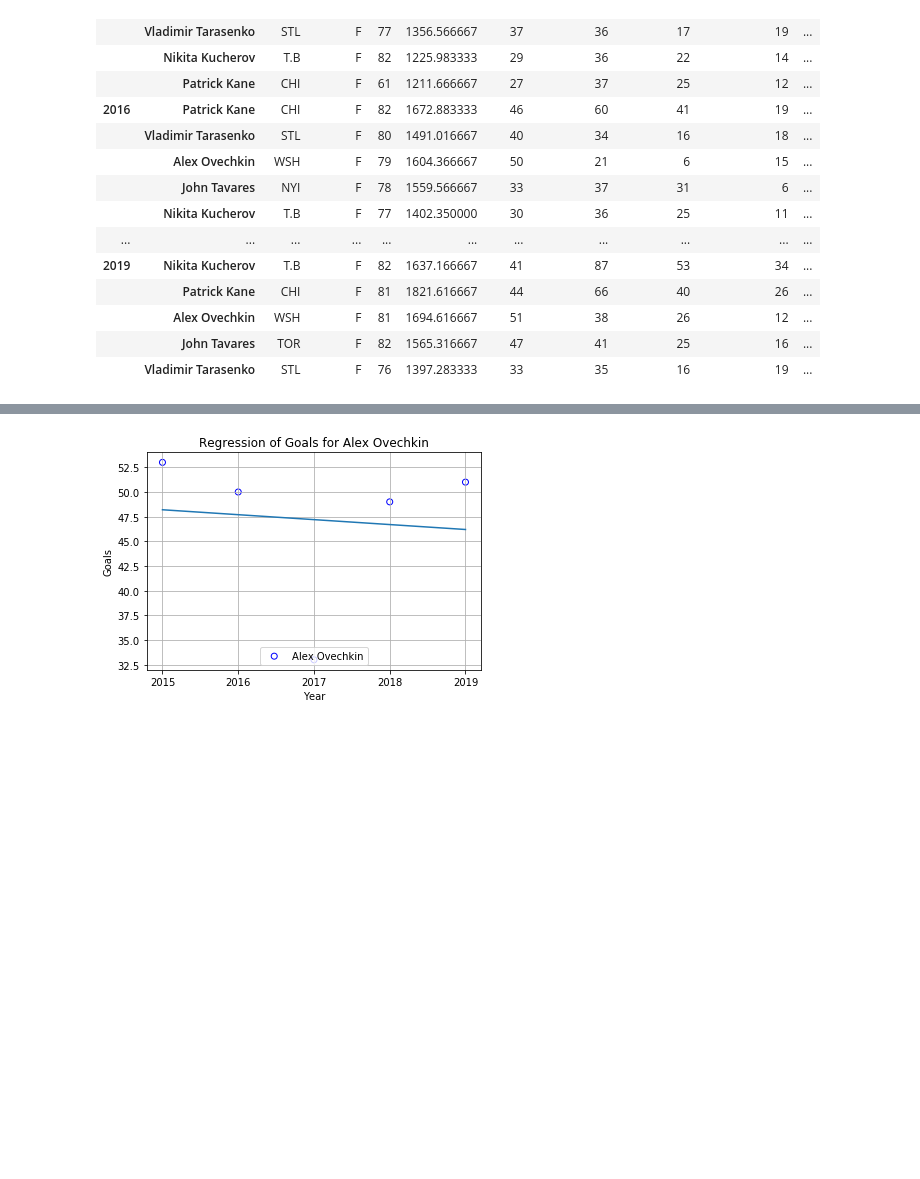
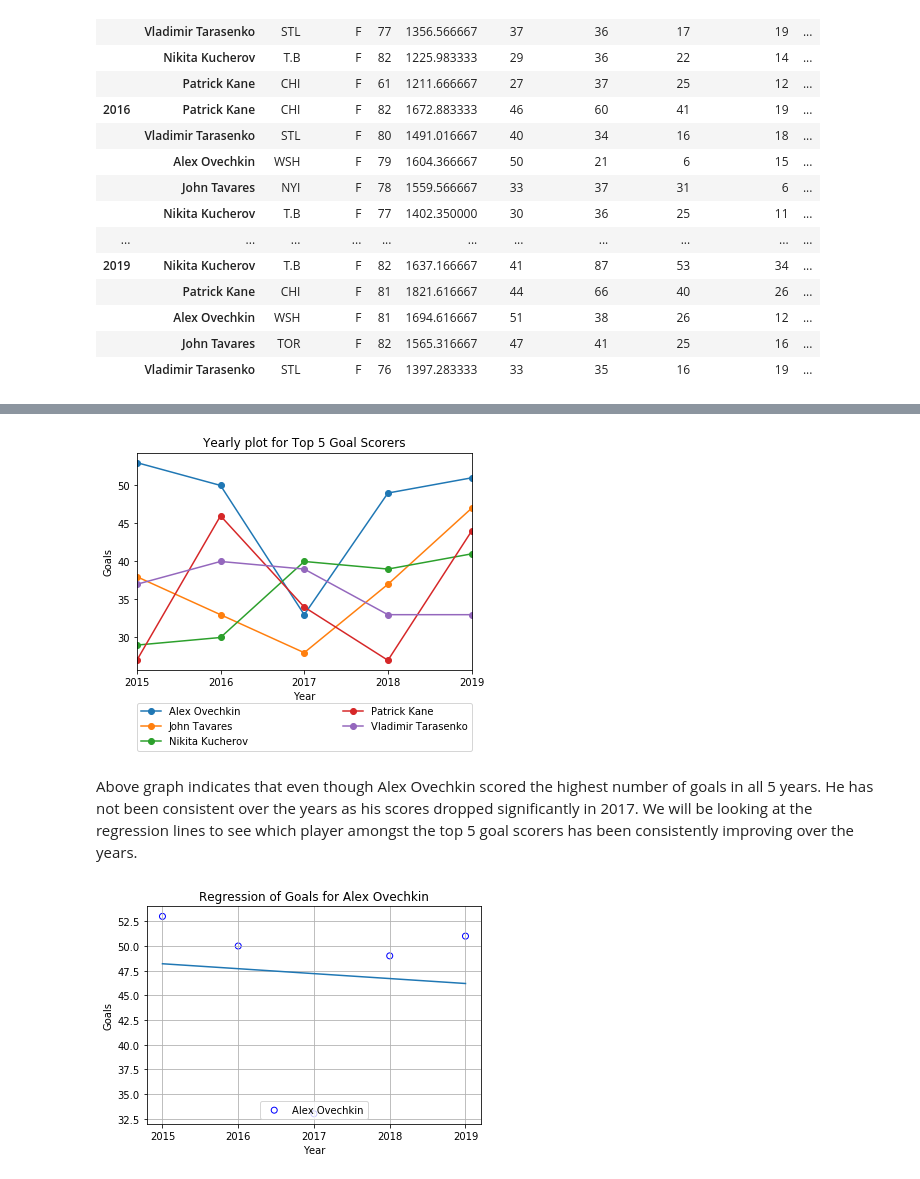
Before and after one commit to dbasilio/data-analysis-hockey, a Jupyter notebook: goals_analysis.ipynb, the cells around one changed output, grey strips where cells are left out. Drawn from its saved outputs; the diff is of its cells as text; code cells hidden in the pictures; blank space fills up the shorter version.

```diff
--- a/goals_analysis.ipynb
+++ b/goals_analysis.ipynb
@@ -47,0 +62,15 @@ def plot_top_goals_scorers(data):
+# %%
+#Function to plot the graph for the dataset
+def plot_graph(data, title, xlabel, ylabel):
+    Plot = data.plot(style="-o",
+                                    title=title)
+    Plot.set_ylabel(ylabel)
+    Plot.set_xlabel(xlabel)
+
+    Plot.legend(bbox_to_anchor=(0, -0.15, 1, 0), loc=2, ncol=2, mode="expand", borderaxespad=0)
+
+    ticks =[2015,2016,2017,2018,2019]
+
+    Plot.set_xticks(ticks, minor=False)
+
+    tmp = Plot.plot()
@@ -85,9 +142,8 @@ top5
 | Nikita Kucherov | 179.0 | 395.0 | 0.453165 |
 | Patrick Kane | 178.0 | 388.0 | 0.458763 |
 # %%
-#Get data for top 5 most goal scorers
-top5_data=player_data[player_data.index.get_level_values(1).isin(top5.index.get_level_values(0))]
-
+#Get yearly data for top 5 most goal scorers
+top5_data=get_yearly_data_for_dataset(top5)
 top5_data
 # %% [output]
 |  |  | Team | Position | GP | TOI | Goals | Total Assists | First Assists | Second Assists | ... |
@@ -108,8 +164,3 @@ top5_data
 |  | Alex Ovechkin | WSH | F | 81 | 1694.616667 | 51 | 38 | 26 | 12 | ... |
 |  | John Tavares | TOR | F | 82 | 1565.316667 | 47 | 41 | 25 | 16 | ... |
 |  | Vladimir Tarasenko | STL | F | 76 | 1397.283333 | 33 | 35 | 16 | 19 | ... |
-# %%
-#Perpare crosstab in order to plot the graph for top 5 players
-top5_data.reset_index(drop=False, inplace=True)
-hockey_data_with_Most_Goals_Subset = pd.crosstab(index = top5_data['Year'], columns=top5_data["Player"], values=top5_data["Goals"],  aggfunc='sum')
-hockey_data_with_Most_Goals_Subset
@@ -146,0 +167,3 @@ def get_line_params(player_yearly_goals):
+# %%
+hockey_data_with_top5_Subset = prepare_crosstab(top5_data, "Year", "Player","Goals")
+hockey_data_with_top5_Subset
@@ -147,3 +178,11 @@ def get_line_params(player_yearly_goals):
+# %%
+plot_graph(hockey_data_with_top5_Subset, "Yearly plot for Top 5 Goal Scorers", "Year", "Goals")
+# %% [output]
+[figure, added]
+# %% [markdown]
+Above graph indicates that even though Alex Ovechkin scored the highest number of goals in all 5 years. He has not been consistent
+over the years as his scores dropped significantly in 2017. We will be looking at the regression lines to see which player amongst the top 5
+goal scorers has been consistently improving over the years.
 # %%
 #Iterate through top 5 players in order to plot their graphs
 for player in top5.index:
```
Also changed, not shown: parts of 25 cells of this notebook.
